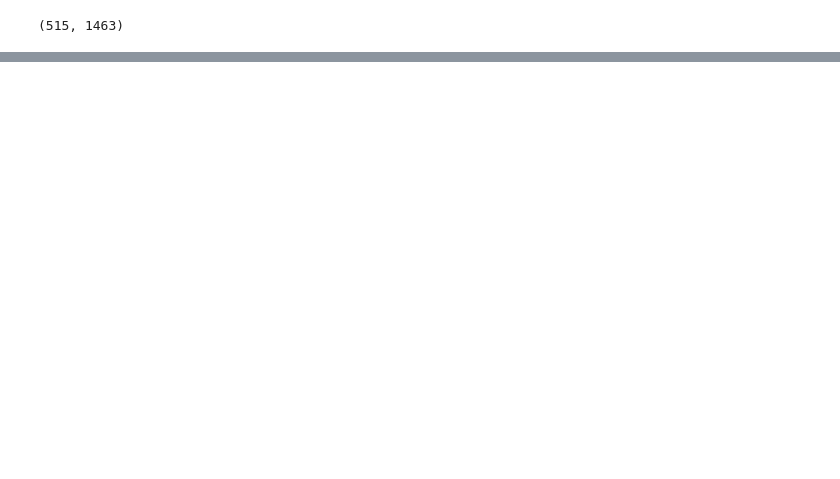
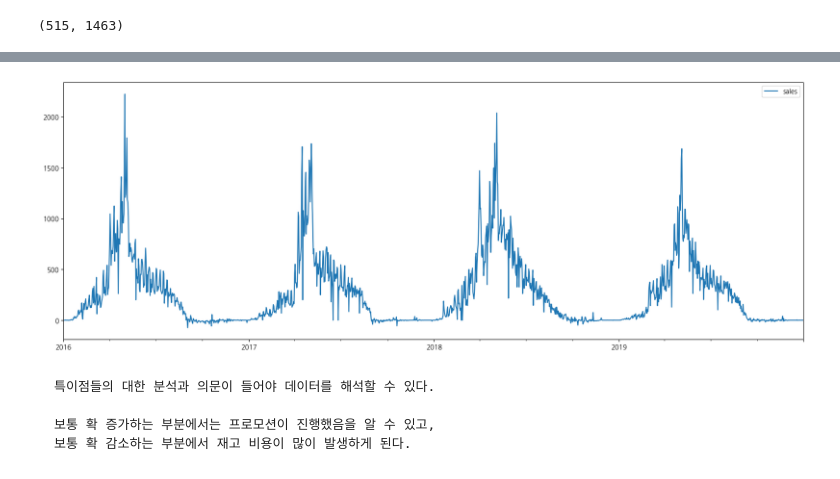
Before and after one commit to RJ-Stony/ML_protfoilo, a Jupyter notebook: 1. 의류 판매량 예측 모델링/1. 의류 판매량 예측 모델링.ipynb, the cells around one changed output, grey strips where cells are left out. Drawn from its saved outputs; the diff is of its cells as text; code cells hidden in the pictures; blank space fills up the shorter version.

```diff
--- a/1. 의류 판매량 예측 모델링/1. 의류 판매량 예측 모델링.ipynb
+++ b/1. 의류 판매량 예측 모델링/1. 의류 판매량 예측 모델링.ipynb
@@ -122,0 +303,13 @@ df.shape
+# %%
+# 시스템 오류로 인한 Outlier 삭제를 위해 값을 치환
+df[(df['sales'] < -1000) | (df['sales'] > 2500)] = 0
+# %%
+df.plot(figsize=(20, 7))
+plt.show()
+# %% [output]
+[figure, added]
+# %% [markdown]
+    특이점들의 대한 분석과 의문이 들어야 데이터를 해석할 수 있다.
+
+    보통 확 증가하는 부분에서는 프로모션이 진행했음을 알 수 있고,
+    보통 확 감소하는 부분에서 재고 비용이 많이 발생하게 된다.
```
Also changed, not shown: parts of 26 cells of this notebook.
